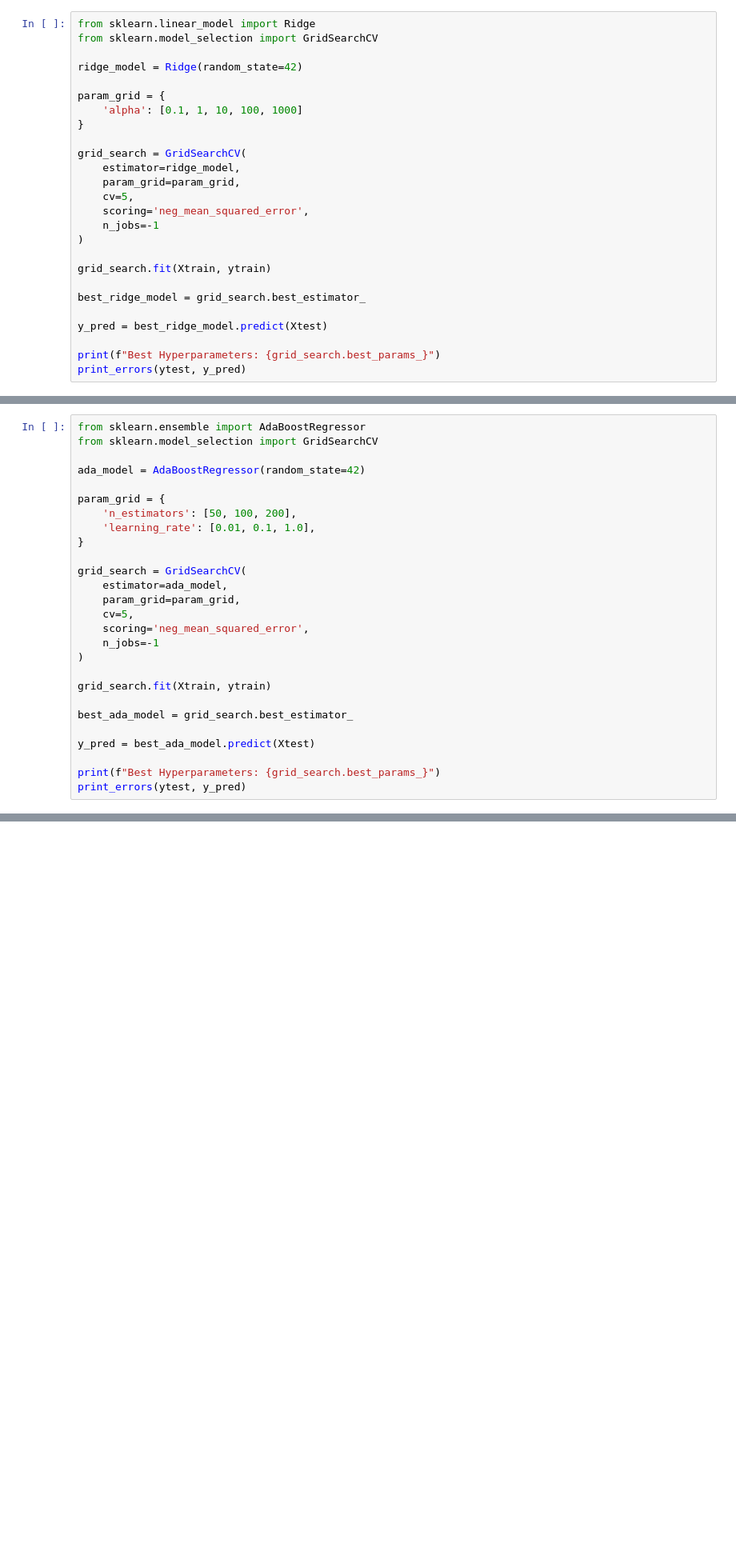
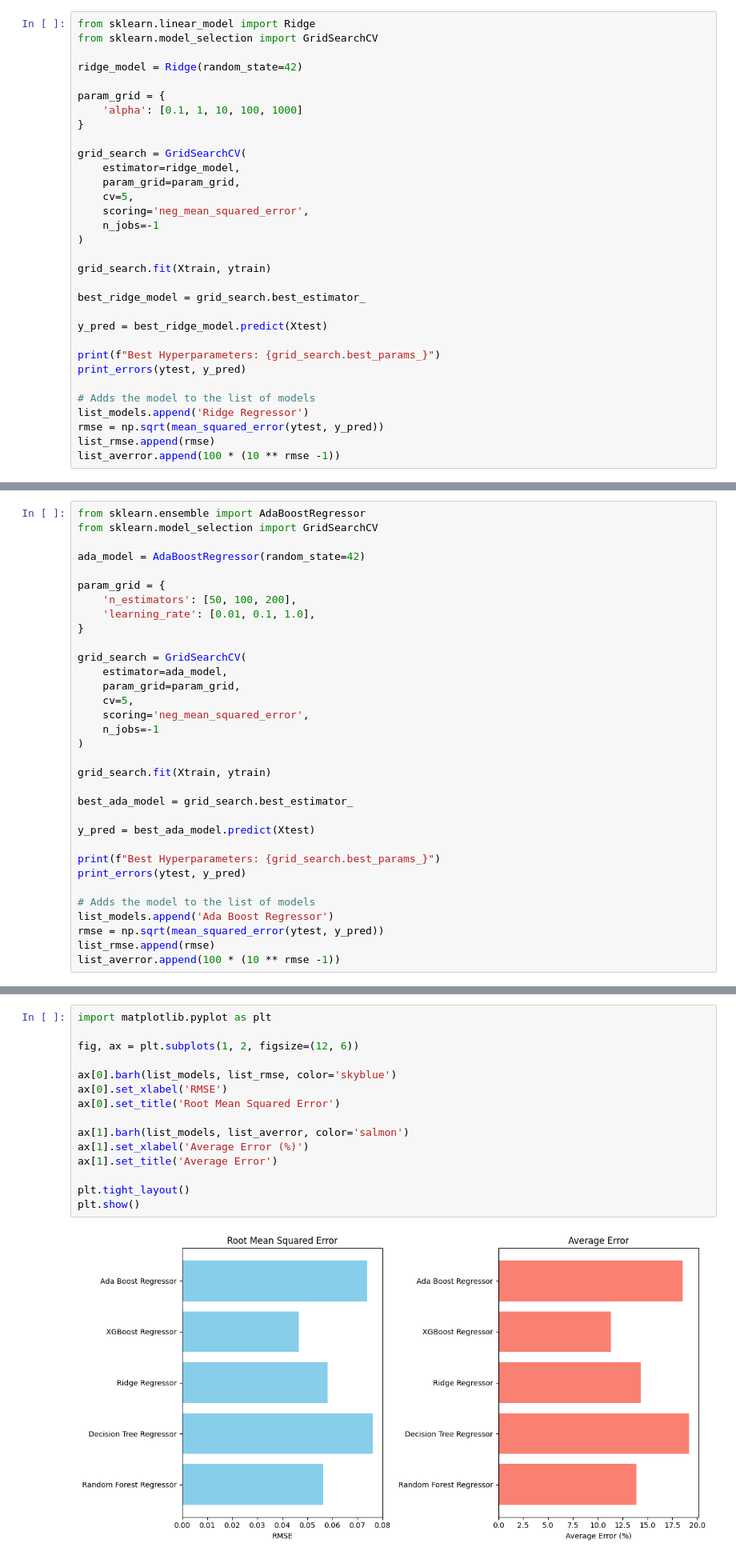
Before and after one commit to leosfreitas/projeto-ames, a Jupyter notebook: ames.ipynb, the cells around one changed output, grey strips where cells are left out. Shown at 80% size. Saved outputs shown, nothing was run; the diff lists cells and outputs as text; blank space fills up the shorter version.

```diff
--- a/ames.ipynb
+++ b/ames.ipynb
@@ -183,6 +204,12 @@ y_pred = best_ridge_model.predict(Xtest)
 
 print(f"Best Hyperparameters: {grid_search.best_params_}")
 print_errors(ytest, y_pred)
+
+# Adds the model to the list of models
+list_models.append('Ridge Regressor')
+rmse = np.sqrt(mean_squared_error(ytest, y_pred))
+list_rmse.append(rmse)
+list_averror.append(100 * (10 ** rmse -1))
 # %% [output]
 Best Hyperparameters: {'alpha': 1}
 RMSE: 0.0582
@@ -248,11 +326,34 @@ y_pred = best_ada_model.predict(Xtest)
 
 print(f"Best Hyperparameters: {grid_search.best_params_}")
 print_errors(ytest, y_pred)
+
+# Adds the model to the list of models
+list_models.append('Ada Boost Regressor')
+rmse = np.sqrt(mean_squared_error(ytest, y_pred))
+list_rmse.append(rmse)
+list_averror.append(100 * (10 ** rmse -1))
 # %% [output]
 Best Hyperparameters: {'learning_rate': 0.1, 'n_estimators': 200}
 RMSE: 0.0738
 Average error: 18.53%
 # %% [markdown]
 # Comparing the models
+# %%
+import matplotlib.pyplot as plt
+
+fig, ax = plt.subplots(1, 2, figsize=(12, 6))
+
+ax[0].barh(list_models, list_rmse, color='skyblue')
+ax[0].set_xlabel('RMSE')
+ax[0].set_title('Root Mean Squared Error')
+
+ax[1].barh(list_models, list_averror, color='salmon')
+ax[1].set_xlabel('Average Error (%)')
+ax[1].set_title('Average Error')
+
+plt.tight_layout()
+plt.show()
+# %% [output]
+[figure, added]
 # %% [markdown]
 # Deciding the best model
```
Also changed, not shown: parts of 14 cells of this notebook, 1 other file.
